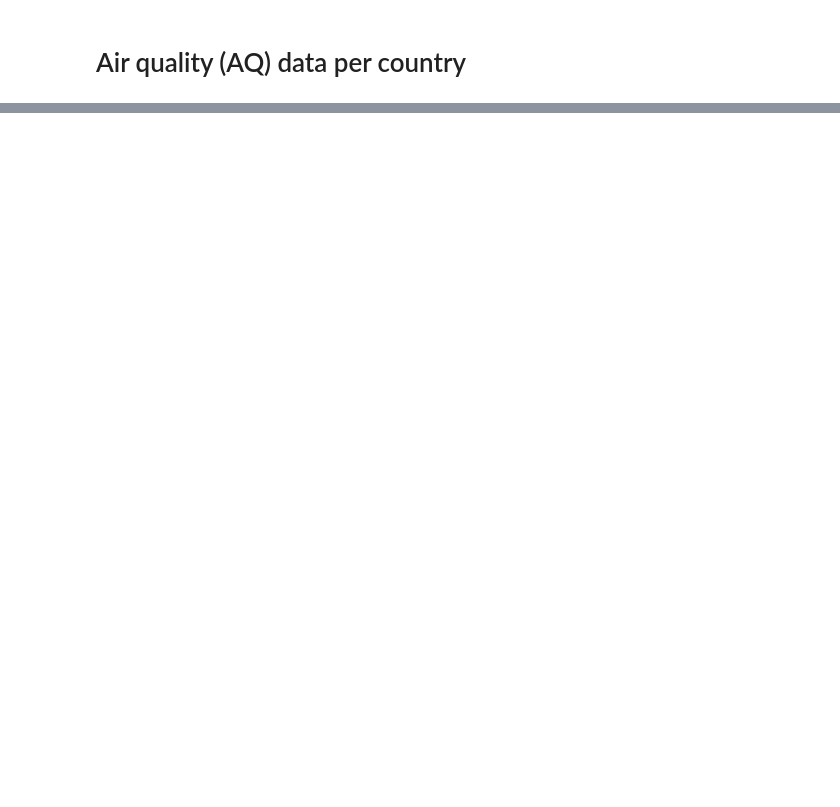
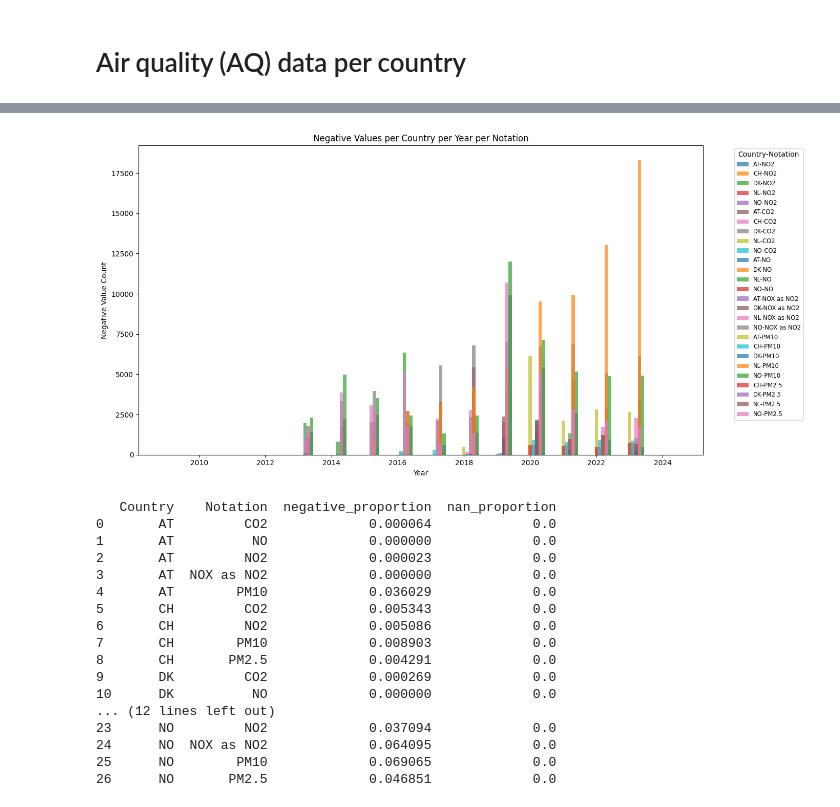
Before and after one commit to JskifterJ/DSML, a Jupyter notebook: src/data_processing.ipynb, the cells around one changed output, grey strips where cells are left out. Drawn from its saved outputs; the diff is of its cells as text; code cells hidden in the pictures; blank space fills up the shorter version.

```diff
--- a/src/data_processing.ipynb
+++ b/src/data_processing.ipynb
@@ -77,0 +350,72 @@ print(f"Combined datasets saved to {processed_path}/")
+# %%
+import matplotlib.pyplot as plt
+
+# from the datetime column, extract the year
+aq_cleaned['Year'] = aq_cleaned['Datetime'].dt.year
+
+# Calculate negative and NaN counts per Country, Year, Notation
+neg_nan_stats = (
+    aq_cleaned
+    .groupby(['Country', 'Year', 'Notation'])
+    .agg(
+        total=('Value', 'size'),
+        negative=('Value', lambda x: (x < 0).sum()),
+        nan=('Value', lambda x: x.isna().sum())
+    )
+    .reset_index()
+)
+
+# Plot negative values per country per year per notation
+fig, ax = plt.subplots(figsize=(14, 7))
+for notation in neg_nan_stats['Notation'].unique():
+    subset = neg_nan_stats[neg_nan_stats['Notation'] == notation]
+    for country in subset['Country'].unique():
+        country_data = subset[subset['Country'] == country]
+        ax.bar(
+            country_data['Year'] + (0.1 * list(subset['Country'].unique()).index(country)),
+            country_data['negative'],
+            width=0.1,
+            label=f"{country}-{notation}" if notation == subset['Notation'].unique()[0] else "",
+            alpha=0.7
+        )
+ax.set_xlabel('Year')
+ax.set_ylabel('Negative Value Count')
+ax.set_title('Negative Values per Country per Year per Notation')
+ax.legend(title='Country-Notation', bbox_to_anchor=(1.05, 1), loc='upper left', fontsize='small')
+plt.tight_layout()
+plt.show()
+
+# Calculate proportion of negative/NaN values per country per notation
+prop_stats = (
+    aq_cleaned
+    .groupby(['Country', 'Notation'])
+    .agg(
+        total=('Value', 'size'),
+        negative=('Value', lambda x: (x < 0).sum()),
+        nan=('Value', lambda x: x.isna().sum())
+    )
+    .reset_index()
+)
+prop_stats['negative_proportion'] = prop_stats['negative'] / prop_stats['total']
+prop_stats['nan_proportion'] = prop_stats['nan'] / prop_stats['total']
+
+print(prop_stats[['Country', 'Notation', 'negative_proportion', 'nan_proportion']])
+# %% [output]
+[figure, added]
+   Country    Notation  negative_proportion  nan_proportion
+0       AT         CO2             0.000064             0.0
+1       AT          NO             0.000000             0.0
+2       AT         NO2             0.000023             0.0
+3       AT  NOX as NO2             0.000000             0.0
+4       AT        PM10             0.036029             0.0
+5       CH         CO2             0.005343             0.0
+6       CH         NO2             0.005086             0.0
+7       CH        PM10             0.008903             0.0
+8       CH       PM2.5             0.004291             0.0
+9       DK         CO2             0.000269             0.0
+10      DK          NO             0.000000             0.0
+... (12 lines left out)
+23      NO         NO2             0.037094             0.0
+24      NO  NOX as NO2             0.064095             0.0
+25      NO        PM10             0.069065             0.0
+26      NO       PM2.5             0.046851             0.0
```
Also changed, not shown: parts of 36 cells of this notebook, 8 other files.
